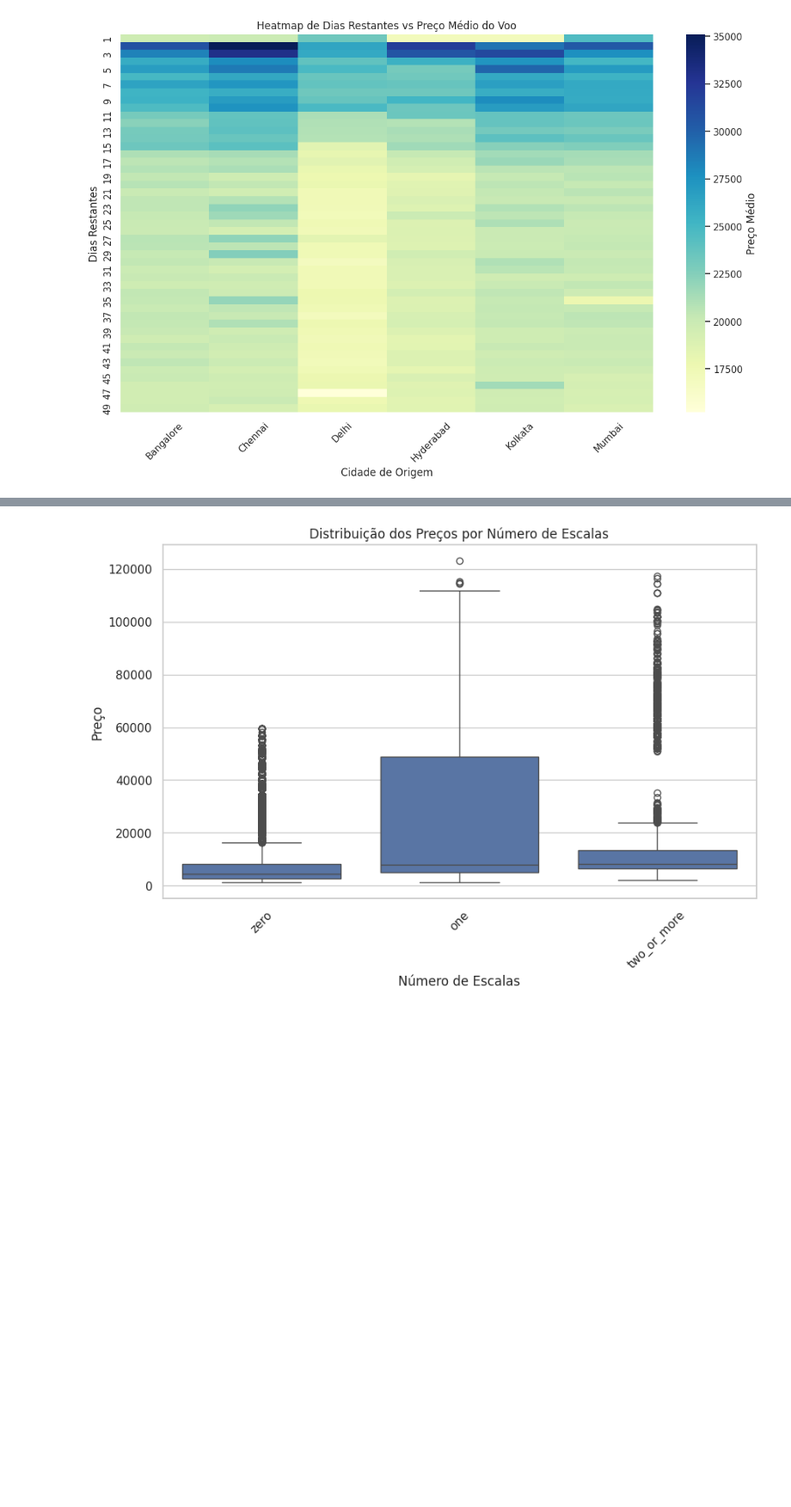
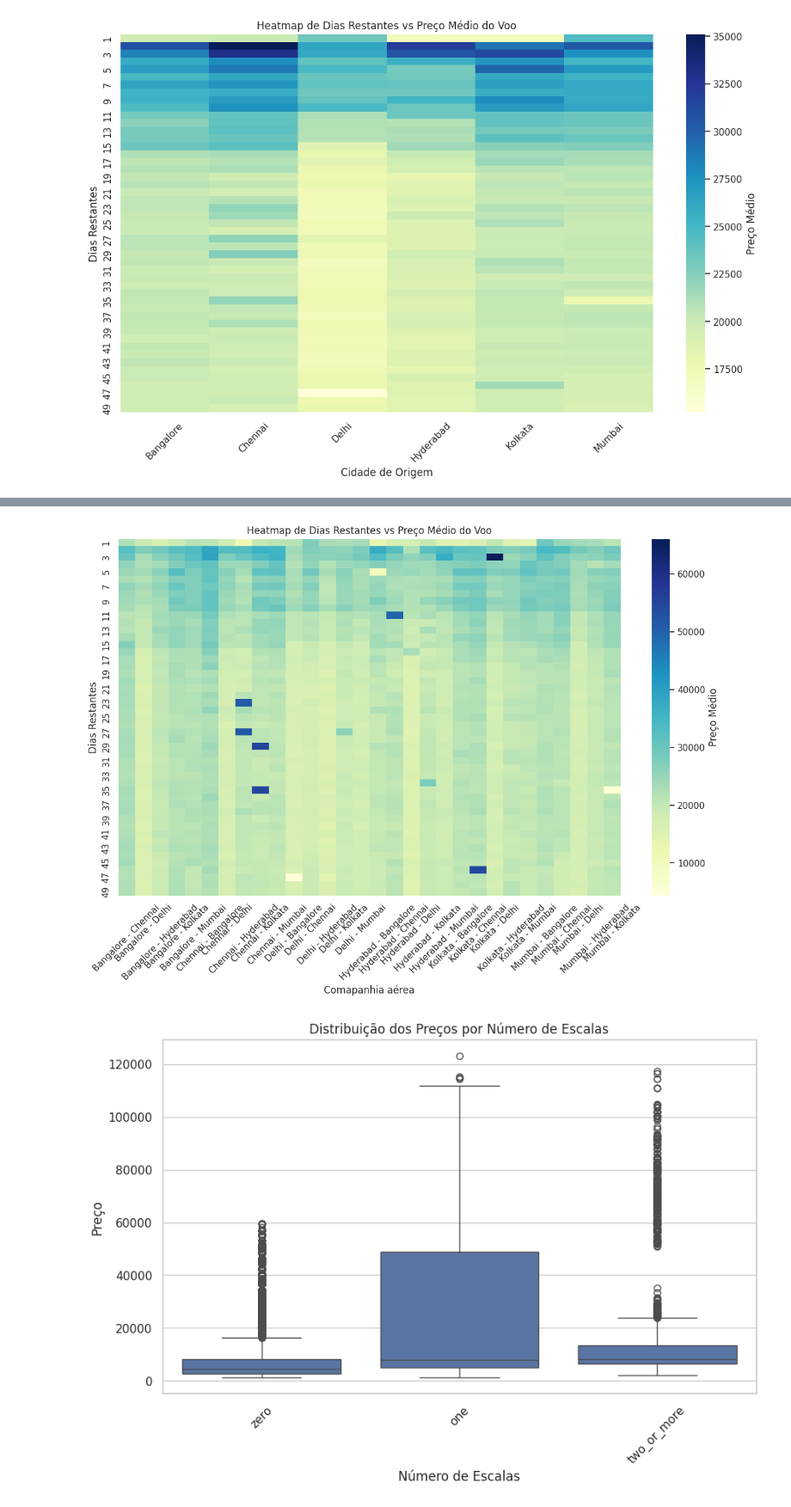
Before and after one commit to lhayana/flight-price-prediction, a Jupyter notebook: Flight_Price_Prediction.ipynb, the cells around one changed output, grey strips where cells are left out. Shown at 86% size. Drawn from its saved outputs; the diff is of its cells as text; code cells hidden in the pictures; blank space fills up the shorter version.

```diff
--- a/Flight_Price_Prediction.ipynb
+++ b/Flight_Price_Prediction.ipynb
@@ -150,3 +208,16 @@ plt.show()
+# %%
+heatmap_dias = pd.pivot_table(data, values='price', index='days_left', columns='route', aggfunc='mean')
+
+# Plotando o heatmap
+plt.figure(figsize=(14, 8))
+sns.heatmap(heatmap_dias, cmap='YlGnBu', cbar_kws={'label': 'Preço Médio'})
+plt.title('Heatmap de Dias Restantes vs Preço Médio do Voo')
+plt.xlabel('Comapanhia aérea')
+plt.ylabel('Dias Restantes')
+plt.xticks(rotation=45)
+plt.show()
+# %% [output]
+[figure, added]
 # %%
 plt.figure(figsize=(10, 6))
 sns.boxplot(x='stops', y='price', data=data)
```
Also changed, not shown: parts of 24 cells of this notebook.
